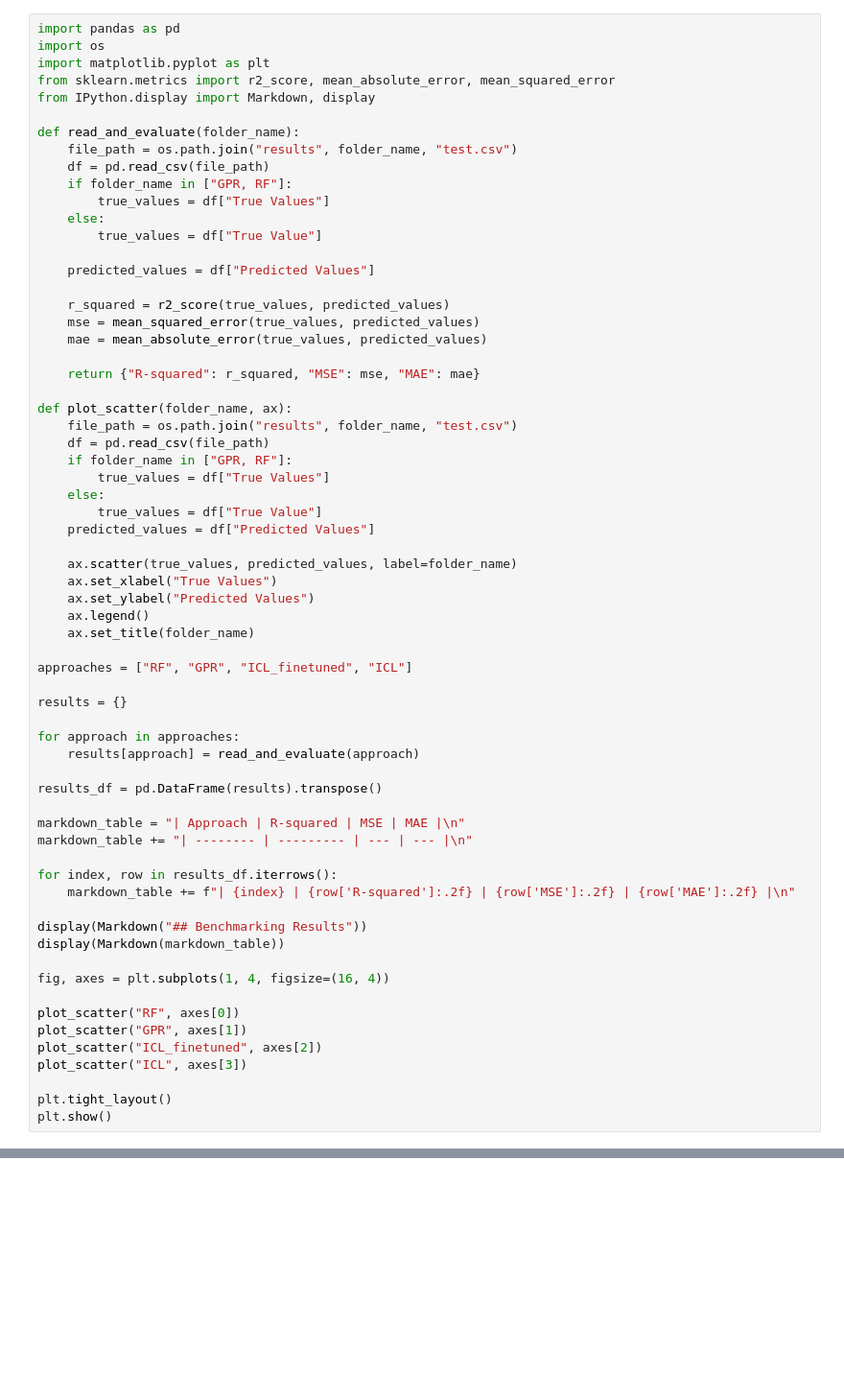
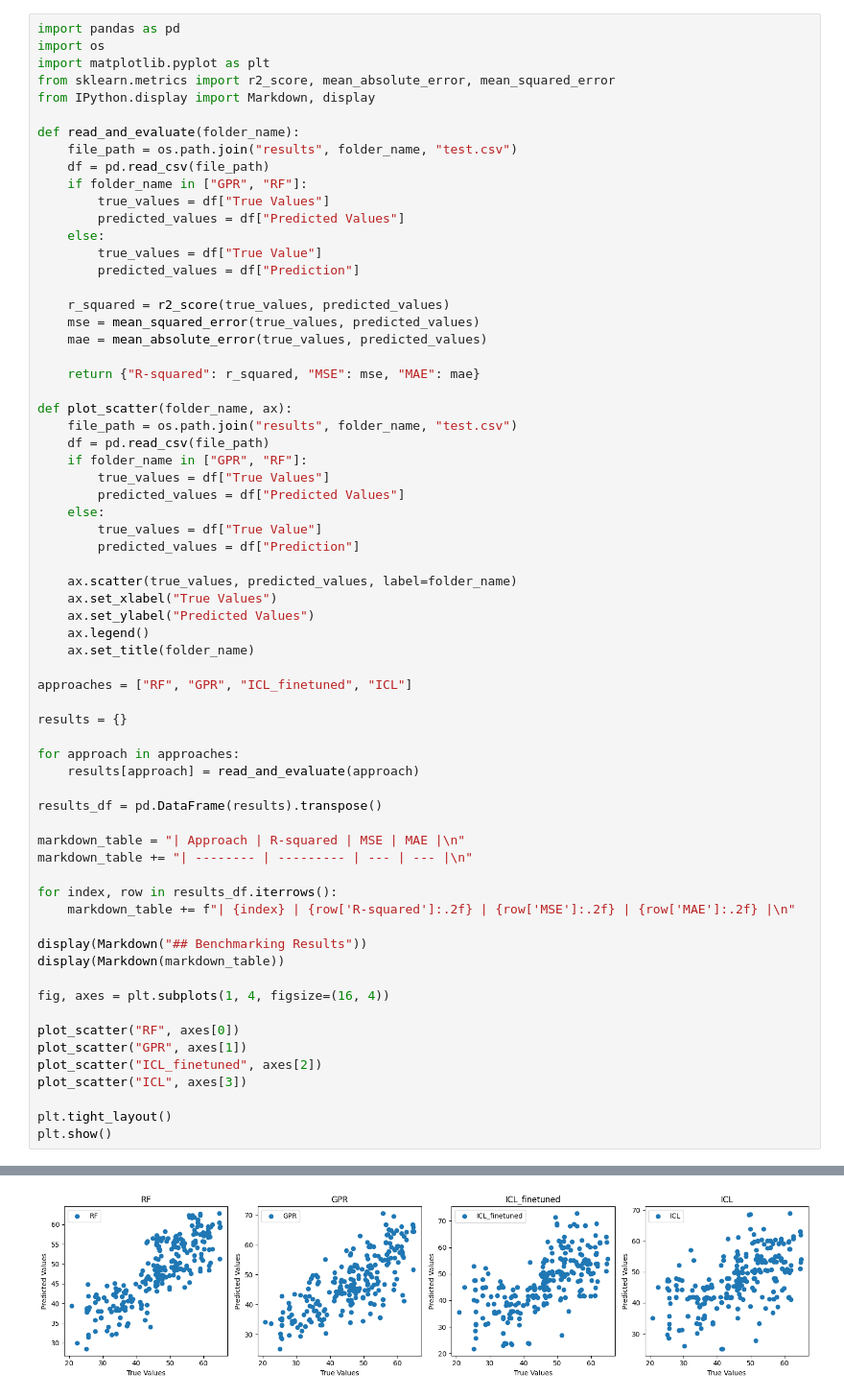
Before and after one commit to andrerameken/LLMs-for-the-Design-of-Sustainable-Concretes, a Jupyter notebook: Benchmarking Results.ipynb, the cells around one changed output, grey strips where cells are left out. Shown at 96% size. Drawn from its saved outputs; the diff is of its cells as text; blank space fills up the shorter version.

```diff
--- a/Benchmarking Results.ipynb
+++ b/Benchmarking Results.ipynb
@@ -8,12 +8,12 @@ from IPython.display import Markdown, display
 def read_and_evaluate(folder_name):
     file_path = os.path.join("results", folder_name, "test.csv")
     df = pd.read_csv(file_path)
-    if folder_name in ["GPR, RF"]:
+    if folder_name in ["GPR", "RF"]:
         true_values = df["True Values"]
+        predicted_values = df["Predicted Values"]
     else:
         true_values = df["True Value"]
-
-    predicted_values = df["Predicted Values"]
+        predicted_values = df["Prediction"]
 
     r_squared = r2_score(true_values, predicted_values)
     mse = mean_squared_error(true_values, predicted_values)
@@ -24,11 +24,12 @@ def read_and_evaluate(folder_name):
 def plot_scatter(folder_name, ax):
     file_path = os.path.join("results", folder_name, "test.csv")
     df = pd.read_csv(file_path)
-    if folder_name in ["GPR, RF"]:
+    if folder_name in ["GPR", "RF"]:
         true_values = df["True Values"]
+        predicted_values = df["Predicted Values"]
     else:
         true_values = df["True Value"]
-    predicted_values = df["Predicted Values"]
+        predicted_values = df["Prediction"]
 
     ax.scatter(true_values, predicted_values, label=folder_name)
     ax.set_xlabel("True Values")
@@ -67,0 +75 @@ KeyError: 'True Values'
+[figure, added]
```
Also changed, not shown: parts of 1 cell of this notebook.
